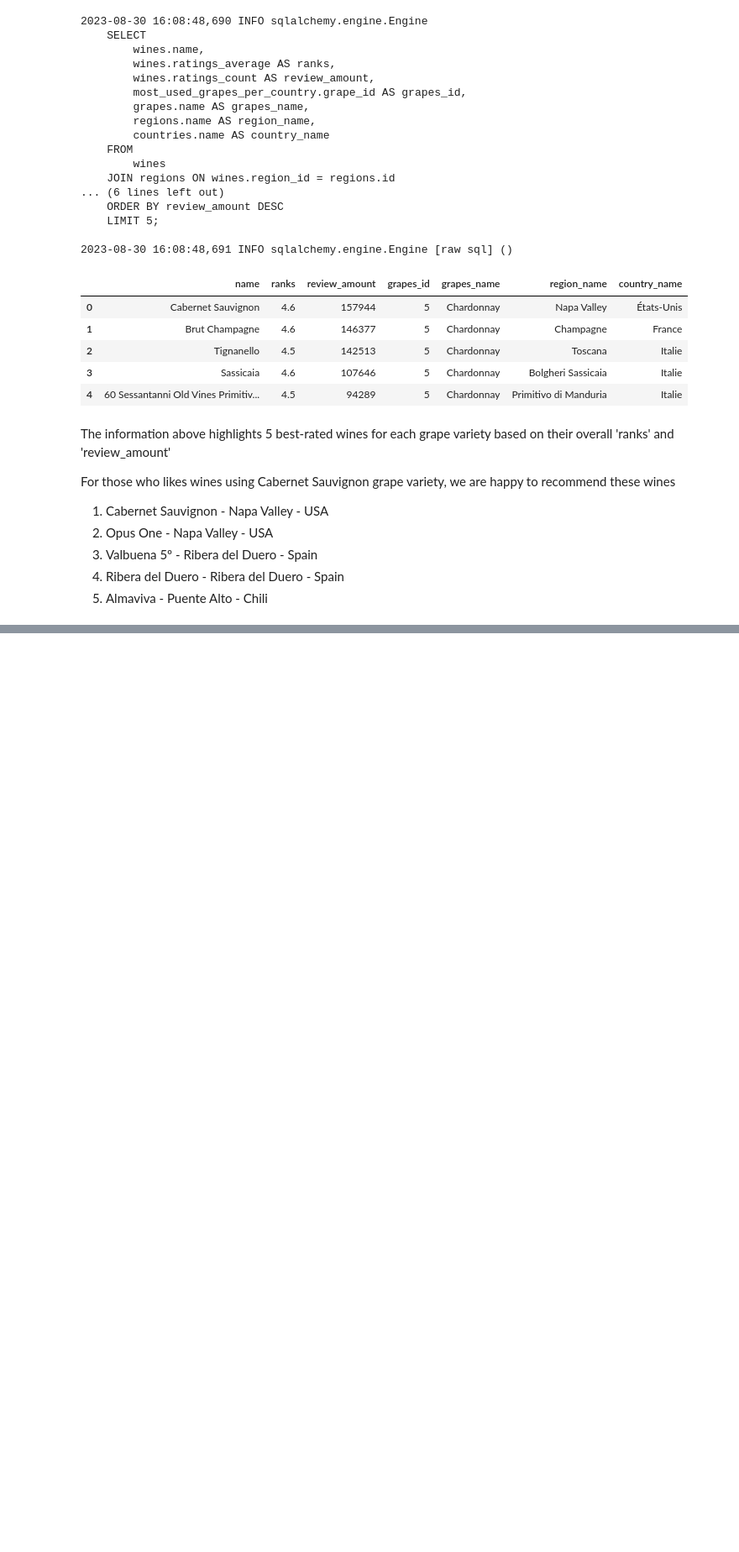
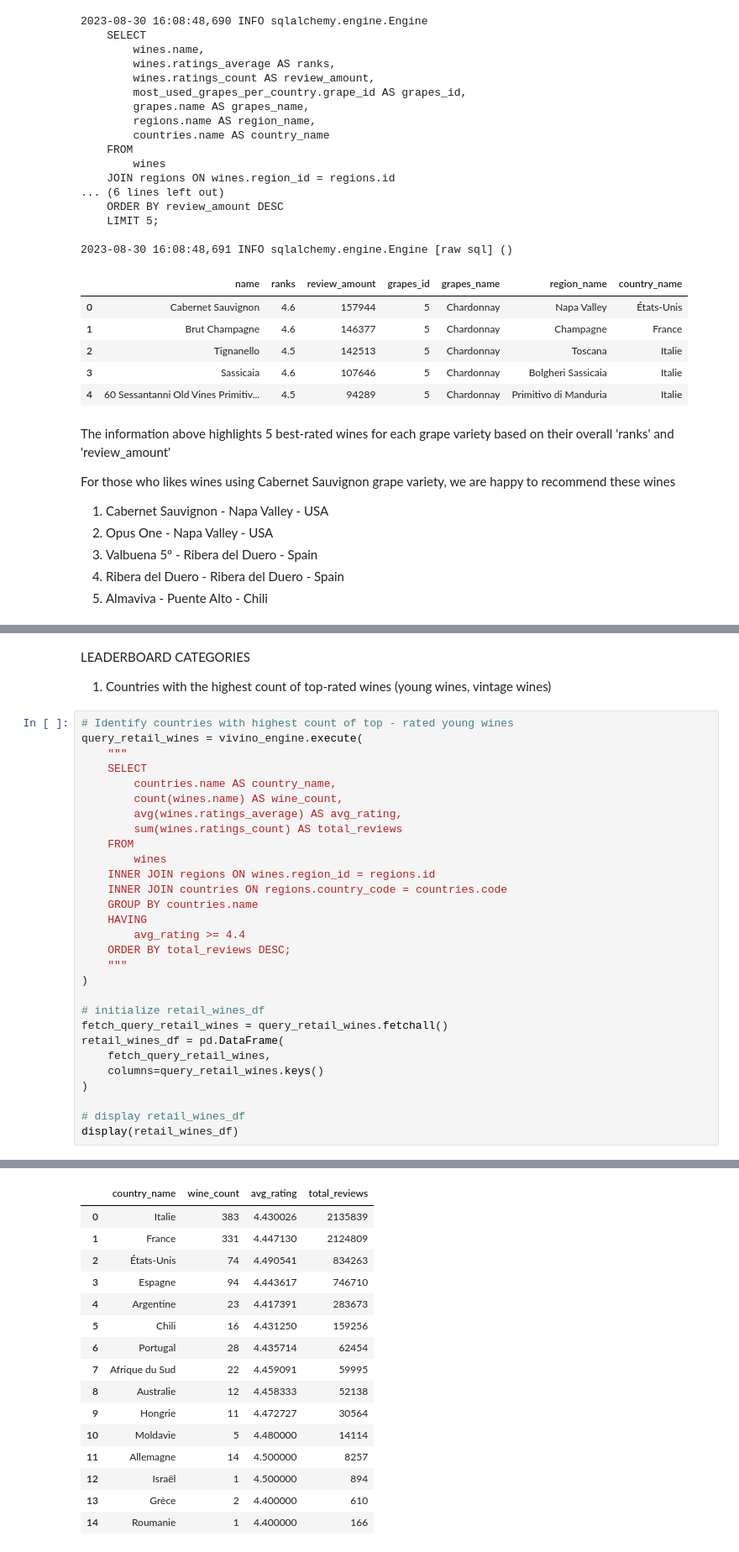
Before and after one commit to moni2code/project_vivino, a Jupyter notebook: notebooks/vivino_analysis_combination.ipynb, the cells around one changed output, grey strips where cells are left out. Shown: that part at 84% size. Saved outputs shown, nothing was run; the diff lists cells and outputs as text; blank space fills up the shorter version.

Commit message:
vivino_analysis_combination : quest #5 answered

```diff
--- a/notebooks/vivino_analysis_combination.ipynb
+++ b/notebooks/vivino_analysis_combination.ipynb
@@ -711,0 +717,33 @@ For those who likes wines using Cabernet Sauvignon grape variety, we are happy t
+# %% [markdown]
+LEADERBOARD CATEGORIES
+1. Countries with the highest count of top-rated wines (young wines, vintage wines)
+# %%
+# Identify countries with highest count of top - rated young wines
+query_retail_wines = vivino_engine.execute(
+    """
+    SELECT
+        countries.name AS country_name,
+        count(wines.name) AS wine_count,
+        avg(wines.ratings_average) AS avg_rating,
+        sum(wines.ratings_count) AS total_reviews
+    FROM
+        wines
+    INNER JOIN regions ON wines.region_id = regions.id
+    INNER JOIN countries ON regions.country_code = countries.code
+    GROUP BY countries.name
+    HAVING
+        avg_rating >= 4.4
+    ORDER BY total_reviews DESC;
+    """
+)
+
+# initialize retail_wines_df
+fetch_query_retail_wines = query_retail_wines.fetchall()
+retail_wines_df = pd.DataFrame(
+    fetch_query_retail_wines,
+    columns=query_retail_wines.keys()
+)
+
+# display retail_wines_df
+display(retail_wines_df)
+# %% [output]
@@ -711,0 +766,16 @@ For those who likes wines using Cabernet Sauvignon grape variety, we are happy t
+|  | country_name | wine_count | avg_rating | total_reviews |
+| 0 | Italie | 383 | 4.430026 | 2135839 |
+| 1 | France | 331 | 4.447130 | 2124809 |
+| 2 | États-Unis | 74 | 4.490541 | 834263 |
+| 3 | Espagne | 94 | 4.443617 | 746710 |
+| 4 | Argentine | 23 | 4.417391 | 283673 |
+| 5 | Chili | 16 | 4.431250 | 159256 |
+| 6 | Portugal | 28 | 4.435714 | 62454 |
+| 7 | Afrique du Sud | 22 | 4.459091 | 59995 |
+| 8 | Australie | 12 | 4.458333 | 52138 |
+| 9 | Hongrie | 11 | 4.472727 | 30564 |
+| 10 | Moldavie | 5 | 4.480000 | 14114 |
+| 11 | Allemagne | 14 | 4.500000 | 8257 |
+| 12 | Israël | 1 | 4.500000 | 894 |
+| 13 | Grèce | 2 | 4.400000 | 610 |
+| 14 | Roumanie | 1 | 4.400000 | 166 |
```
Also changed, not shown: parts of 3 cells of this notebook.
